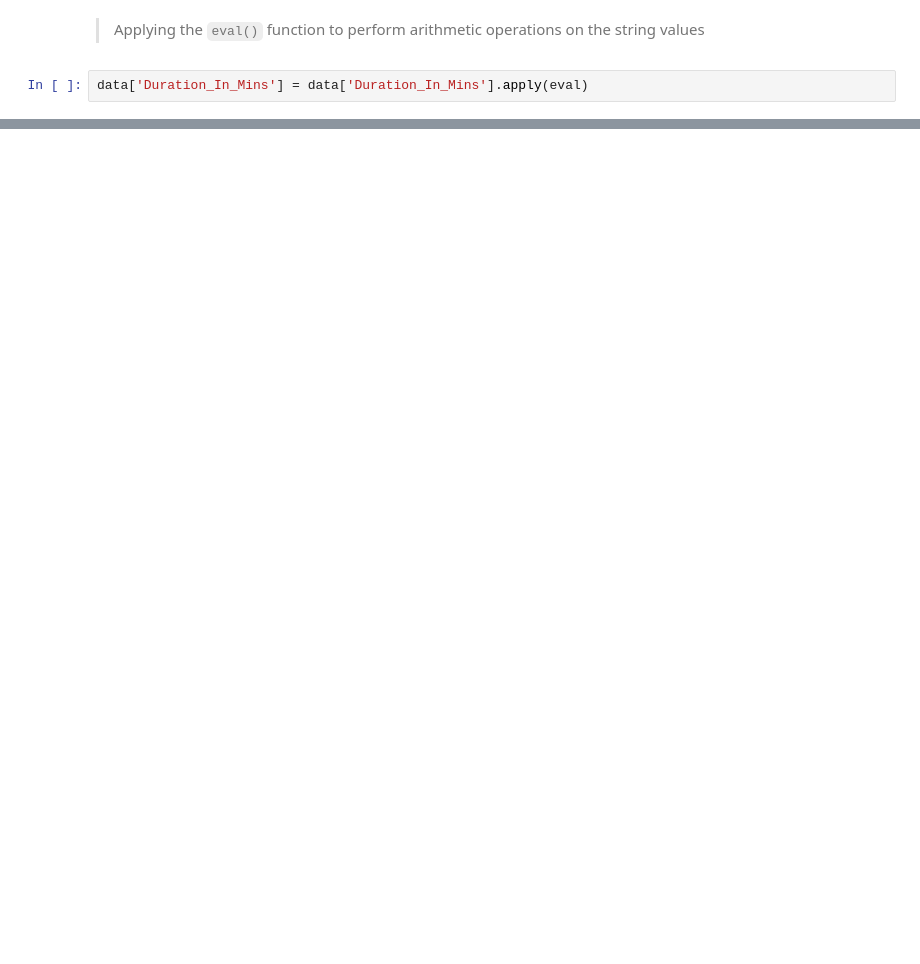
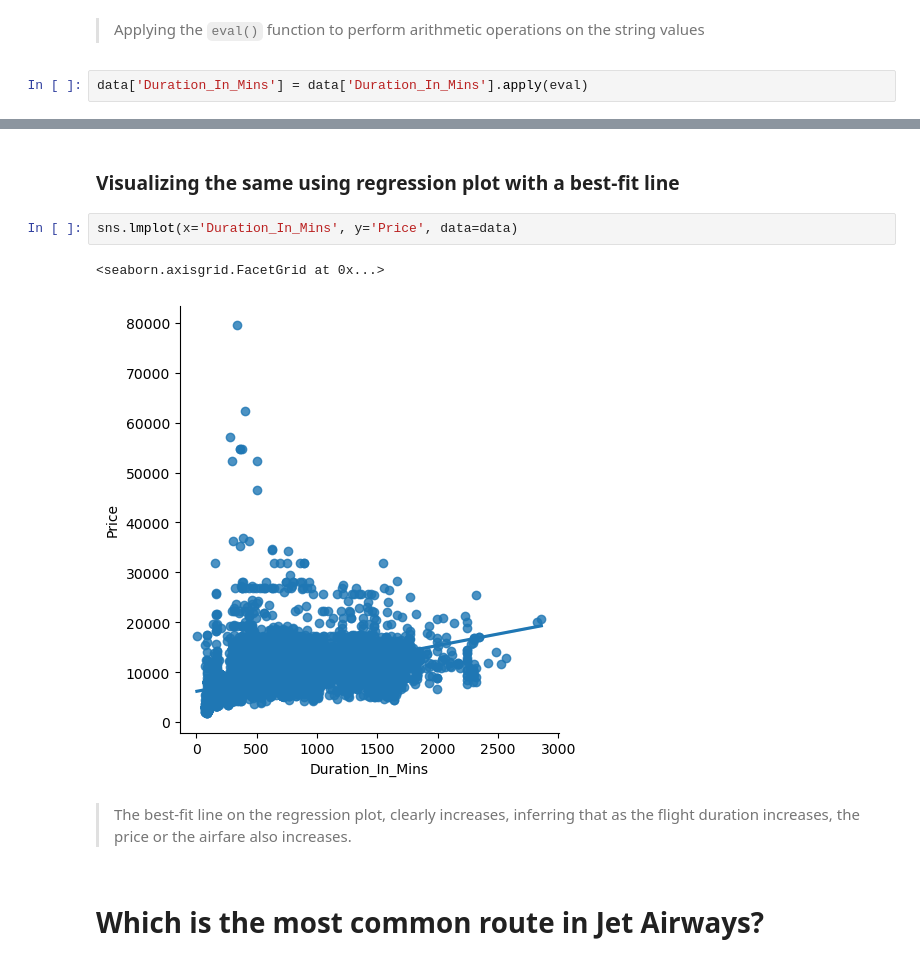
Before and after one commit to Vanmeeg22/airfare-prediction, a Jupyter notebook: airfare-prediction.ipynb, the cells around one changed output, grey strips where cells are left out. Drawn from its saved outputs; the diff is of its cells as text; blank space fills up the shorter version.

```diff
--- a/airfare-prediction.ipynb
+++ b/airfare-prediction.ipynb
@@ -352,0 +703,11 @@ sns.scatterplot(x='Duration_In_Mins', y='Price', data=data)
+# %% [markdown]
+### Visualizing the same using regression plot with a best-fit line
+# %%
+sns.lmplot(x='Duration_In_Mins', y='Price', data=data)
+# %% [output]
+<seaborn.axisgrid.FacetGrid at 0x...>
+[figure, added]
+# %% [markdown]
+> The best-fit line on the regression plot, clearly increases, inferring that as the flight duration increases, the price or the airfare also increases.
+# %% [markdown]
+# Which is the most common route in Jet Airways?
```
Also changed, not shown: parts of 65 cells of this notebook, 1 other file.
